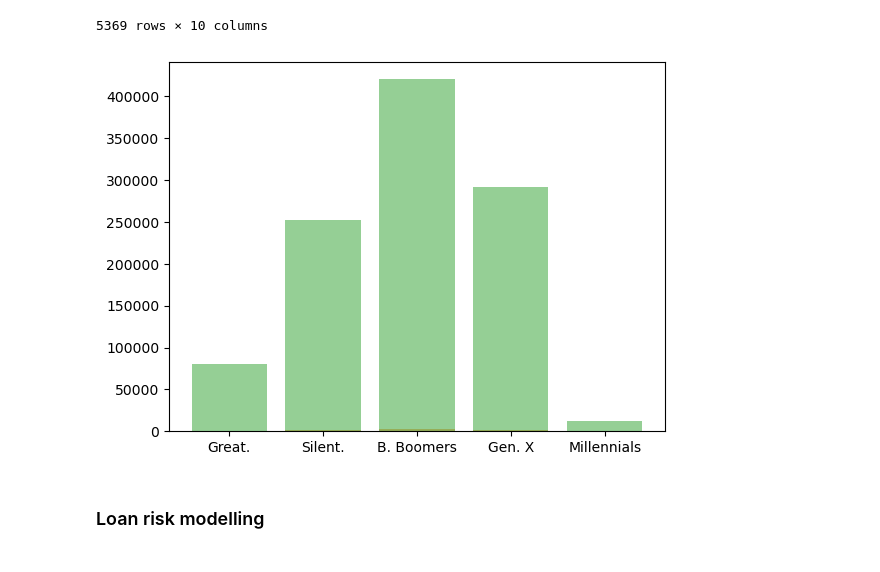
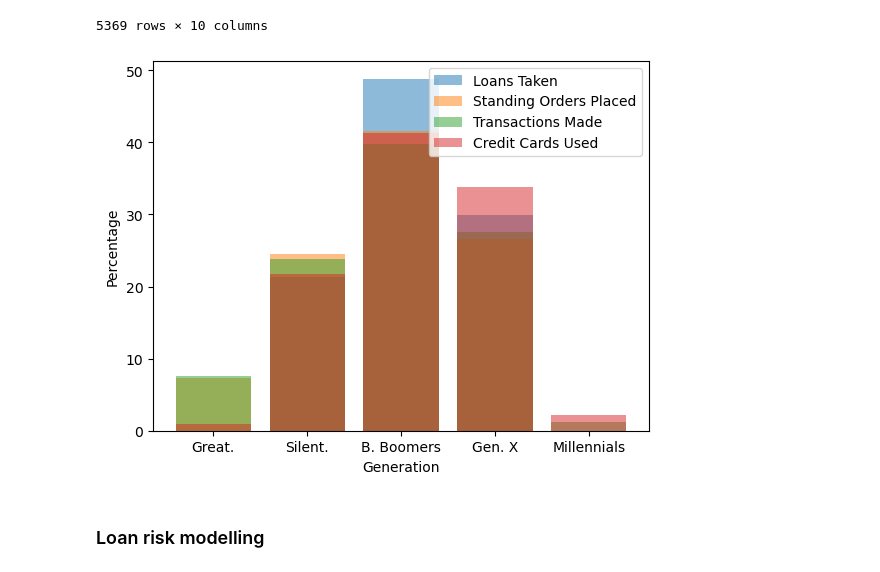
Before and after one commit to irismessage/data-essay, a Jupyter notebook: DATA Assessment 2023-24.ipynb, the cells around one changed output. Saved outputs shown, nothing was run; the diff lists cells and outputs as text; code cells hidden in the pictures.

Commit message:
Finish generation bar chart

```diff
--- a/DATA Assessment 2023-24.ipynb
+++ b/DATA Assessment 2023-24.ipynb
@@ -548,19 +548,28 @@ dfccounts
 # %%
 fig, ax = plt.subplots()
 
-# should use percentage instead
+column_names = {
+    "loanCount": "Loans Taken",
+    "orderCount": "Standing Orders Placed",
+    "transCount": "Transactions Made",
+    "cardCount": "Credit Cards Used"
+}
 
 alpha = dict(alpha=0.5)
 
 grouping = dfccounts.groupby("generation")
-for col in ("loanCount", "orderCount", "transCount", "cardCount"):
-    bins = grouping[col].sum()
+for col, col_name in column_names.items():
+    bins = grouping[col].sum() / dfccounts[col].sum() * 100
     bins = bins[labels]  # order
-    ax.bar(bins.index, bins, **alpha)
+    ax.bar(bins.index, bins, label=col_name, **alpha)
+
+ax.set_xlabel("Generation")
+ax.set_ylabel("Percentage")
+ax.legend()
 
 plt.show()
 # %% [output]
-[figure, old version]
+[figure, new version]
 # %%
 # todo by city and inhabitants
 # %% [markdown]
```
